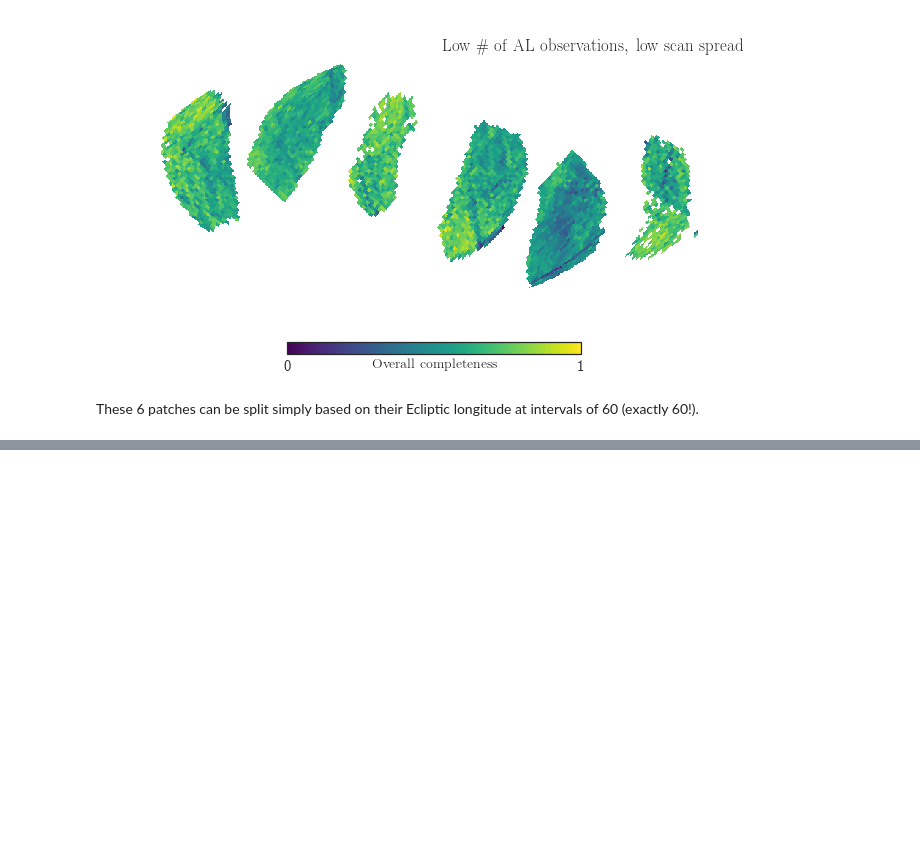
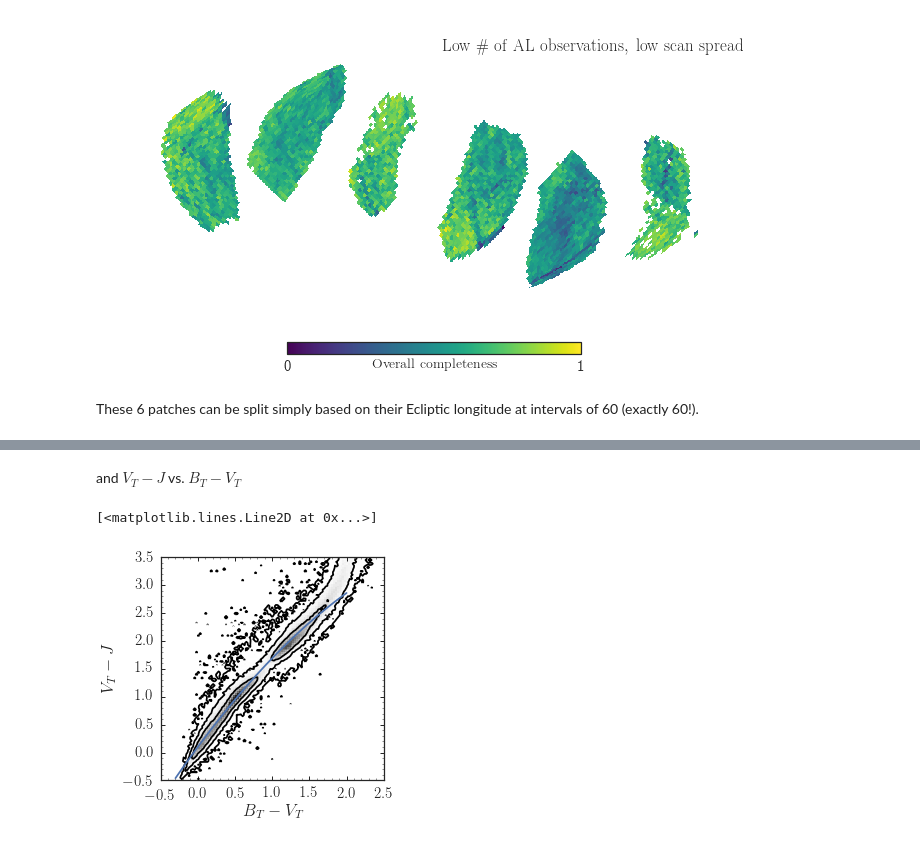
Before and after one commit to jobovy/tgas-completeness, a Jupyter notebook: py/TGAS-selection-function.ipynb, the cells around one changed output, grey strips where cells are left out. Saved outputs shown, nothing was run; the diff lists cells and outputs as text; code cells hidden in the pictures; blank space fills up the shorter version.

```diff
--- a/py/TGAS-selection-function.ipynb
+++ b/py/TGAS-selection-function.ipynb
@@ -656,0 +718,20 @@ These 6 patches can be split simply based on their Ecliptic longitude at interva
+# %% [markdown]
+and $V_T-J$ vs. $B_T-V_T$
+# %%
+mt2indx= (tyc2m['BTmag'] > -1)*(jk != 0.)*(tyc2m['VTmag'] < 9.5)
+figsize(6,4)
+bovy_plot.scatterplot(btvtm[mt2indx],(tyc2m['VTmag']-twomass['j_mag'])[mt2indx],
+                      'k,',ms=0.,
+                      xrange=[-0.5,2.5],yrange=[-0.5,3.5],
+                      xlabel=r'$B_T-V_T$',
+                      ylabel=r'$V_T-J$')
+pvj= [-0.21,1.8,0.1]
+#mt2indx= (tyc2m['BTmag'] > -1)*(jk != 0.)*(tyc2m['VTmag'] < 9.5)*(jk < 1.)
+#rndindx= numpy.random.permutation(numpy.sum(mt2indx))[:100]
+#pvj= numpy.polyfit(btvtm[mt2indx][rndindx],(tyc2m['VTmag']-twomass['j_mag'])[mt2indx][rndindx],deg=2)
+#print(pvj)
+bvs= numpy.linspace(-0.3,2.,101)
+plot(bvs,numpy.polyval(pvj,bvs),'-')
+# %% [output]
+[<matplotlib.lines.Line2D at 0x...>]
+[figure, added]
```
Also changed, not shown: parts of 22 cells of this notebook.
